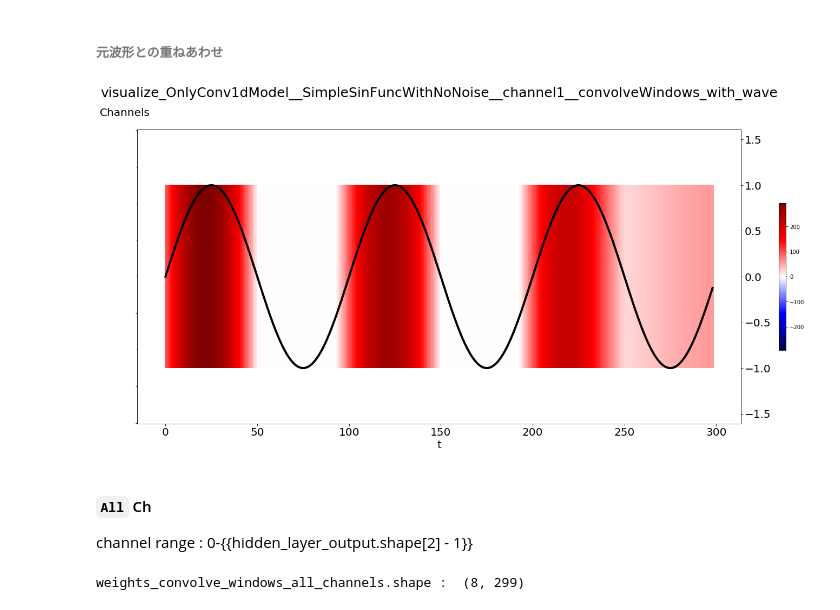
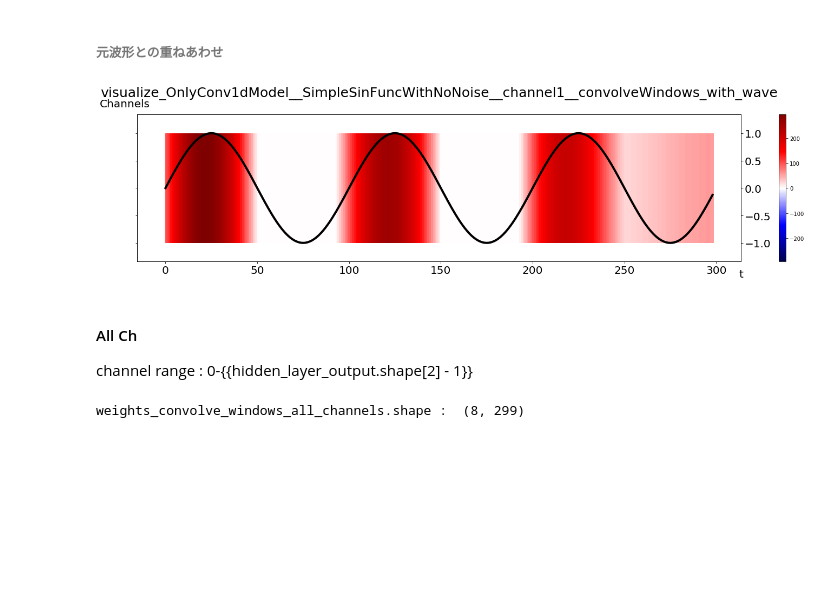
Before and after one commit to pollenjp/article_script, a Jupyter notebook: 20180719_visualize_Conv1d_output__in_kabuku/notebooks/visualize_OnlyConv1dModel__SimpleSinFuncWithNoNoise.ipynb, the cells around one changed output. Cells and saved outputs as stored; diff of their text form; code cells hidden in the pictures; blank space fills up the shorter version.

```diff
--- a/20180719_visualize_Conv1d_output__in_kabuku/notebooks/visualize_OnlyConv1dModel__SimpleSinFuncWithNoNoise.ipynb
+++ b/20180719_visualize_Conv1d_output__in_kabuku/notebooks/visualize_OnlyConv1dModel__SimpleSinFuncWithNoNoise.ipynb
@@ -391,7 +456,7 @@ plt.show()
 title = "{}__channel{}__convolveWindows_with_wave".format(ipynb_title, ch)
 filename = title + ".png"
 
-figsize = (25, 10)
+figsize = (25, 5)
 cmap = "seismic"
 
 #--------------------------------------------------------------------------------
@@ -411,7 +476,7 @@ mappable = ax1.imshow(weights_convolve_windows,
 fig.colorbar(mappable,
              ax=ax1,
              orientation='vertical',
-             shrink=0.5,
+             shrink=1.0,
              )
 
 #----------------------------------------
@@ -419,7 +484,7 @@ fig.colorbar(mappable,
 #----------------------------------------
 # ref:
 #   - http://yama-sampo.hatenablog.com/entry/2017/12/21/195519
-xratio = 3  # <width> / <height>
+xratio = 5  # <width> / <height>
 aspect = (1/xratio) * (ax1.get_xlim()[1] - ax1.get_xlim()[0]) / (ax1.get_ylim()[0] - ax1.get_ylim()[1])
 ax1.set_aspect(aspect=aspect,)  # <height> = <aspect_num> x <width>
 
@@ -429,42 +494,43 @@ ax1.set_aspect(aspect=aspect,)  # <height> = <aspect_num> x <width>
 ## title & axis labels
 ax1.set_title(label=title, fontsize=25, y=1.1)
 ax1.set_xlabel(xlabel="t", fontsize=20)
+ax1.xaxis.set_label_coords(x=1.0, y=-0.05)
 ax1.set_ylabel(ylabel="Channels", fontsize=20, rotation=0)
 ax1.yaxis.set_label_coords(x=-0.02, y=1.04)
 ## ticks
 ax1.tick_params(labelsize=20)
 ## y ticks
 ax1.tick_params(axis ='y',        # changes apply to the x-axis
-               which="both",     # both major and minor ticks are affected
-               left =False,      # ticks along the bottom edge are off
-               labelleft=False)  # labels along the bottom edge are off
-               # ref: https://stackoverflow.com/questions/12998430/remove-xticks-in-a-matplotlib-plot
+                which="both",     # both major and minor ticks are affected
+                left =False,      # ticks along the bottom edge are off
+                labelleft=False)  # labels along the bottom edge are off
+                # ref: https://stackoverflow.com/questions/12998430/remove-xticks-in-a-matplotlib-plot
 
 #------------------------------------------------------------
 # wave
 #------------------------------------------------------------
 ax2 = ax1.twinx()
 ax2.yaxis.tick_right()                          # y軸を右に指定
 ax2.yaxis.set_label_position(position="right")  # y軸のラベルを右に指定
 ax2.plot(np.arange(wave_size - predictsize), wave[:wave_size - predictsize],
          linewidth="4", color="black")
 #----------------------------------------
 # plot config
 #----------------------------------------
 ## title & axis labels
 ax2.tick_params(labelsize=20)
 
-xratio = 3  # <width> / <height>
+xratio = 5  # <width> / <height>
 aspect = (1/xratio) * (ax2.get_xlim()[1] - ax2.get_xlim()[0]) / (ax2.get_ylim()[0] - ax2.get_ylim()[1])
 ax2.set_aspect(aspect=aspect,)  # <height> = <aspect_num> x <width>
 
 
 fig.savefig(fname=str(plot_images_Path / filename))
 plt.show()
 # %% [output]
-[figure, old version]
+[figure, new version]
 # %% [markdown]
-#### `All` Ch
+#### All Ch
 channel range : 0-{{hidden_layer_output.shape[2] - 1}}
 # %%
 #------------------------------------------------------------
```
Also changed, not shown: parts of 31 cells of this notebook.
